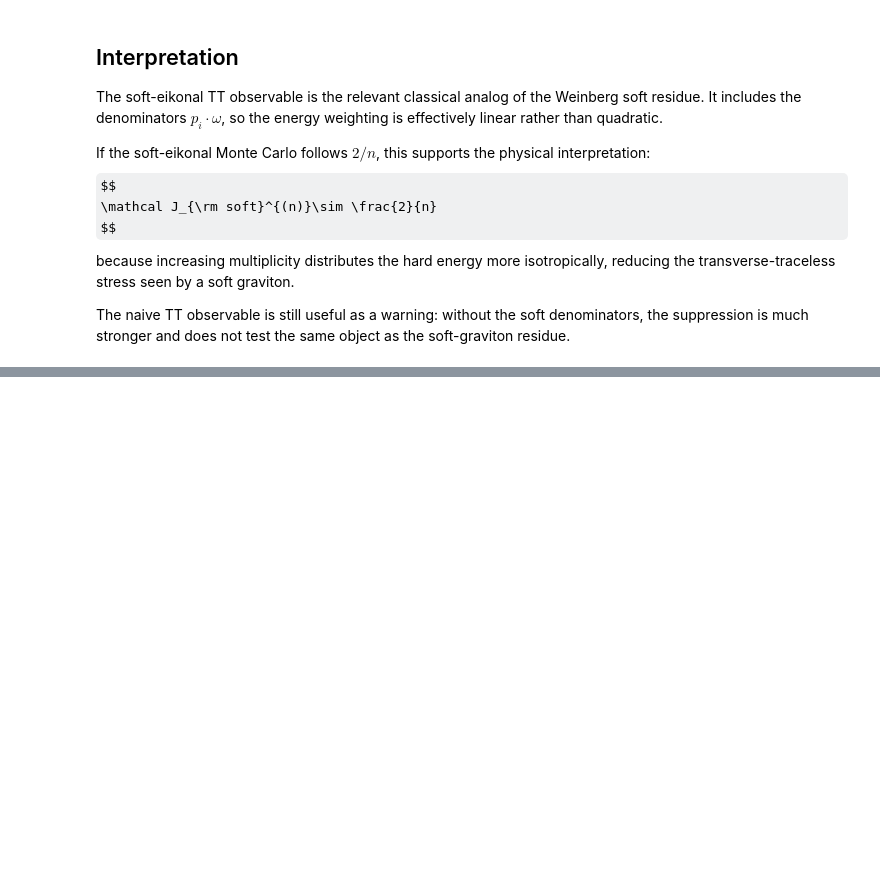
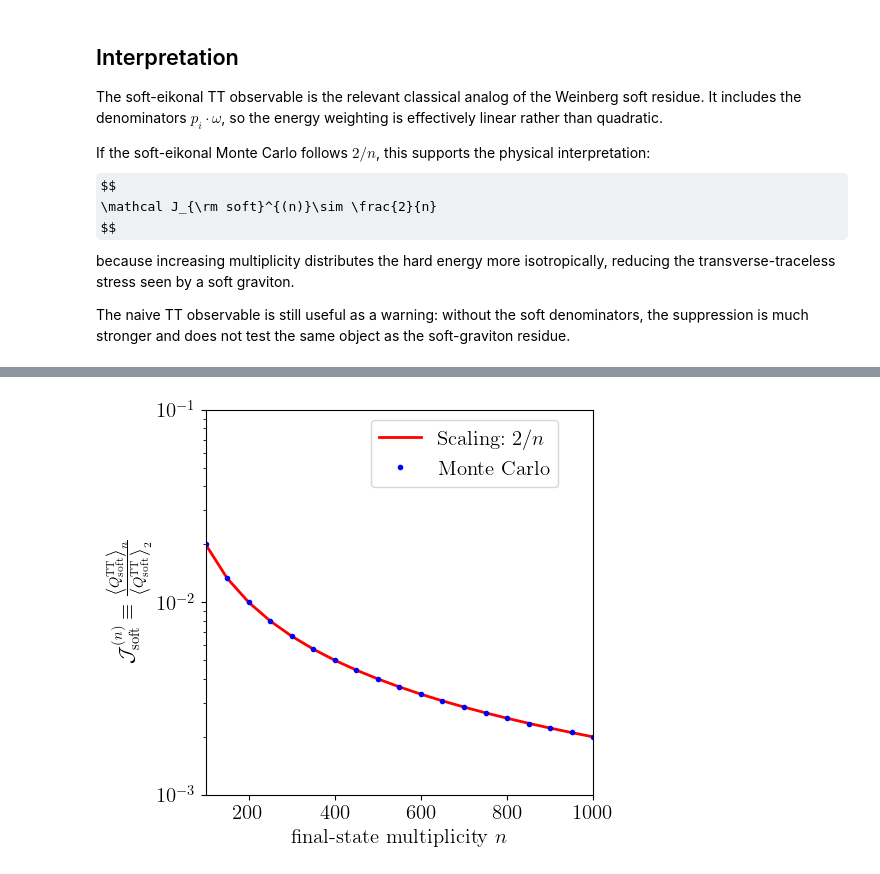
Before and after one commit to yongxuDM/Soft-Graviton, a Jupyter notebook: soft_tt_residue.ipynb, the cells around one changed output, grey strips where cells are left out. Saved outputs shown, nothing was run; the diff lists cells and outputs as text; code cells hidden in the pictures; some formulas as TeX source; blank space fills up the shorter version.

```diff
--- a/soft_tt_residue.ipynb
+++ b/soft_tt_residue.ipynb
@@ -456,0 +407,20 @@ The naive TT observable is still useful as a warning: without the soft denominat
+# %%
+def make_n_large_values(n_min=100, n_max=1000, step=50):
+
+    return [2] + list(range(n_min, n_max + 100, step))
+
+n_large_values = make_n_large_values(n_min=100, n_max=1000)
+
+n_events = 300000
+
+df_soft_n_large = run_scan(
+    n_large_values,
+    q_soft_tt,
+    label="Q_soft_TT",
+    n_events=n_events,
+    batch_size=30000,
+    M=1.0,
+    seed=12345,
+)
+
+df_soft_n_large
@@ -456,0 +445,52 @@ The naive TT observable is still useful as a warning: without the soft denominat
+# %%
+formula = (
+    r"$T_{+}=\sum_i \dfrac{p_{x,i}^{2}-p_{y,i}^{2}}{E_i-p_{z,i}},$" "\n"
+    r"$T_{\times}=2\sum_i \dfrac{p_{x,i}\,p_{y,i}}{E_i-p_{z,i}},$" "\n"
+    r"$Q_{\rm soft}^{\rm TT}=T_{+}^{2}+T_{\times}^{2}$"
+)
+
+fig, ax = plt.subplots(figsize=(5,5))
+
+plt.plot(
+    df_soft_n_large["n"],
+    df_soft_n_large["2/n"],
+    color='r',
+    linewidth=2,
+    linestyle="-",
+    label=r"$\text{Scaling:}~2/n$",
+)
+
+plt.plot(
+    df_soft_n_large["n"],
+    df_soft_n_large["ratio to n=2"],
+    # yerr=df_soft["ratio error"],
+    color='b',
+    marker="o",
+    markersize=3,
+    linestyle="none",
+    label=r"Monte Carlo",
+)
+
+
+
+
+plt.xlabel(r"final-state multiplicity $n$")
+
+plt.ylabel(
+    r"$\mathcal J_{\rm soft}^{(n)}\equiv \frac{\left\langle Q_{\rm soft}^{\rm TT}\right\rangle_n}{\left\langle Q_{\rm soft}^{\rm TT}\right\rangle_2}$"
+)
+
+
+
+ax.set_xlim(100, 1000)
+ax.set_ylim(1e-3,1e-1)
+# ax.set_xscale('log')
+ax.set_yscale('log')
+
+# ax.grid(True, which="both", linestyle=":", linewidth=0.8, alpha=0.6)
+ax.legend(loc='upper left', bbox_to_anchor=(0.4, 1), prop={'size': 15})
+plt.savefig("./Jn_large_n.pdf", bbox_inches="tight")
+
+plt.show()
+# %% [output]
+[figure, added]
```
Also changed, not shown: parts of 9 cells of this notebook.
